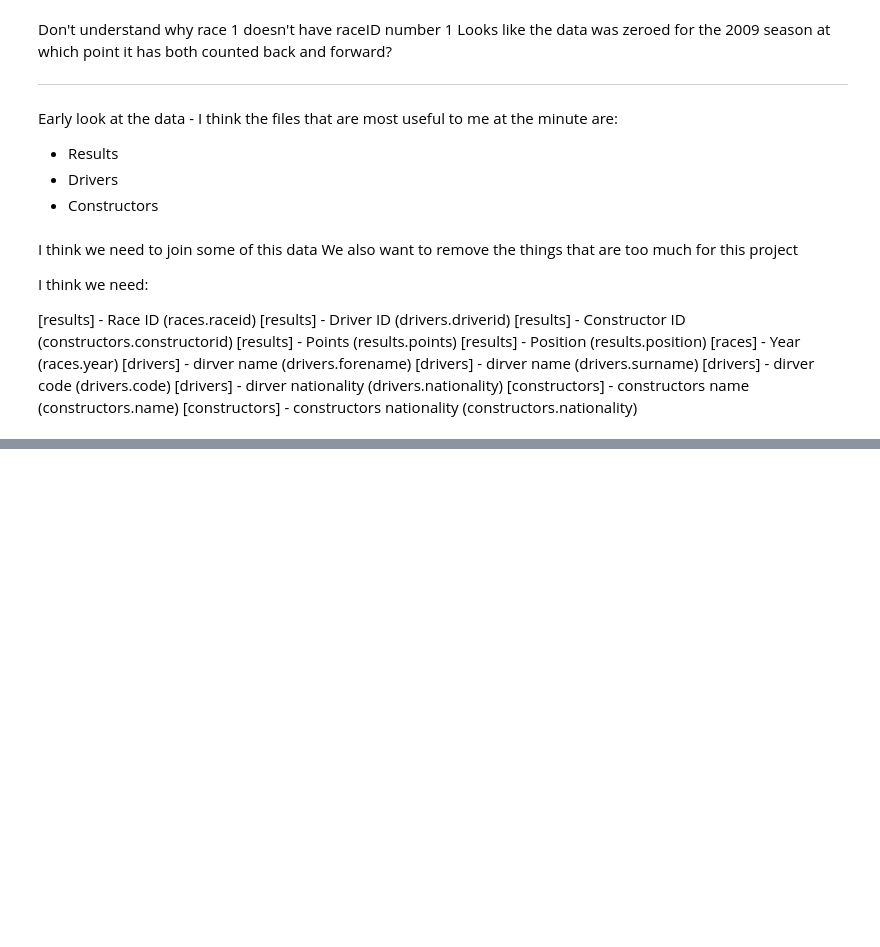
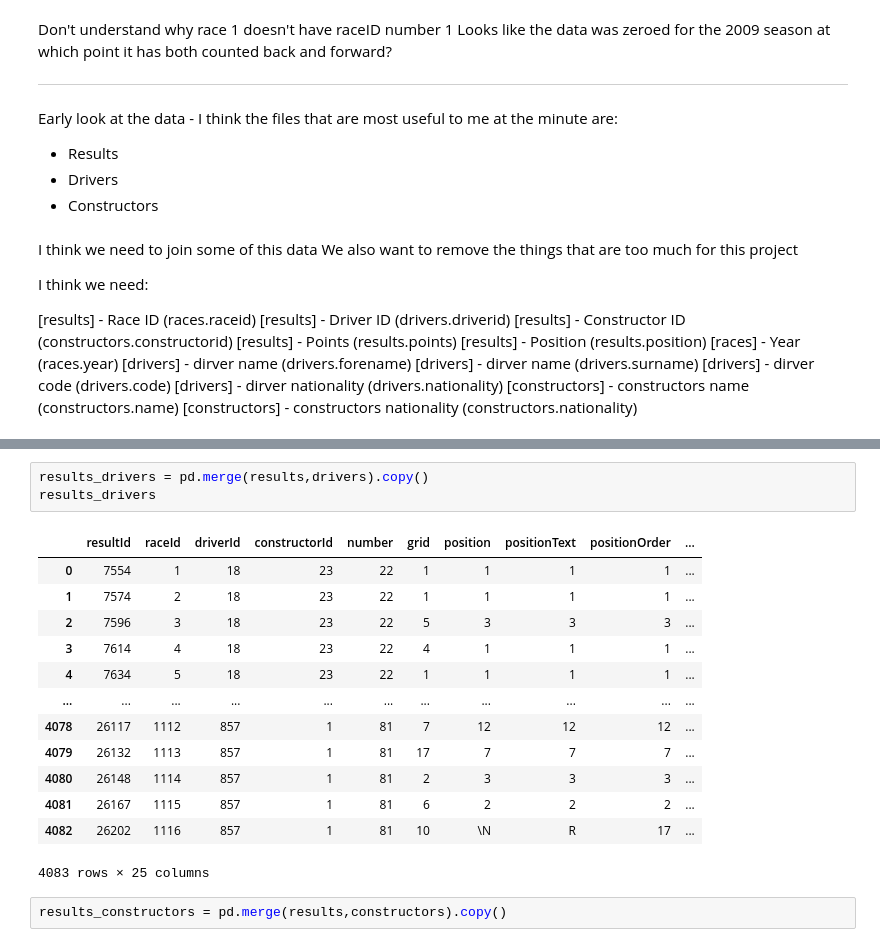
Before and after one commit to OneMoreDavid/f1-goat, a Jupyter notebook: initial-analysis.ipynb, the cells around one changed output, grey strips where cells are left out. Cells and saved outputs as stored; diff of their text form; blank space fills up the shorter version.

```diff
--- a/initial-analysis.ipynb
+++ b/initial-analysis.ipynb
@@ -152,0 +202,19 @@ I think we need:
+# %%
+results_drivers = pd.merge(results,drivers).copy()
+results_drivers
+# %% [output]
+|  | resultId | raceId | driverId | constructorId | number | grid | position | positionText | positionOrder | ... |
+| 0 | 7554 | 1 | 18 | 23 | 22 | 1 | 1 | 1 | 1 | ... |
+| 1 | 7574 | 2 | 18 | 23 | 22 | 1 | 1 | 1 | 1 | ... |
+| 2 | 7596 | 3 | 18 | 23 | 22 | 5 | 3 | 3 | 3 | ... |
+| 3 | 7614 | 4 | 18 | 23 | 22 | 4 | 1 | 1 | 1 | ... |
+| 4 | 7634 | 5 | 18 | 23 | 22 | 1 | 1 | 1 | 1 | ... |
+| ... | ... | ... | ... | ... | ... | ... | ... | ... | ... | ... |
+| 4078 | 26117 | 1112 | 857 | 1 | 81 | 7 | 12 | 12 | 12 | ... |
+| 4079 | 26132 | 1113 | 857 | 1 | 81 | 17 | 7 | 7 | 7 | ... |
+| 4080 | 26148 | 1114 | 857 | 1 | 81 | 2 | 3 | 3 | 3 | ... |
+| 4081 | 26167 | 1115 | 857 | 1 | 81 | 6 | 2 | 2 | 2 | ... |
+| 4082 | 26202 | 1116 | 857 | 1 | 81 | 10 | \N | R | 17 | ... |
+4083 rows × 25 columns
+# %%
+results_constructors = pd.merge(results,constructors).copy()
```
Also changed, not shown: parts of 3 cells of this notebook.
